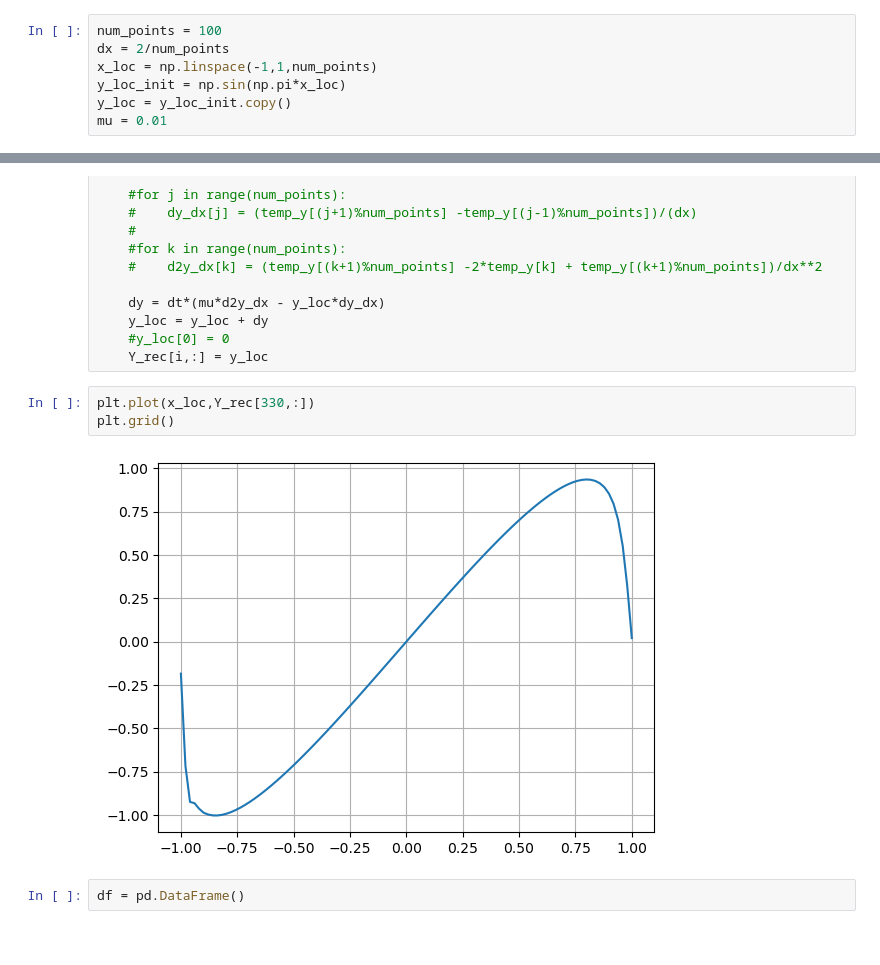
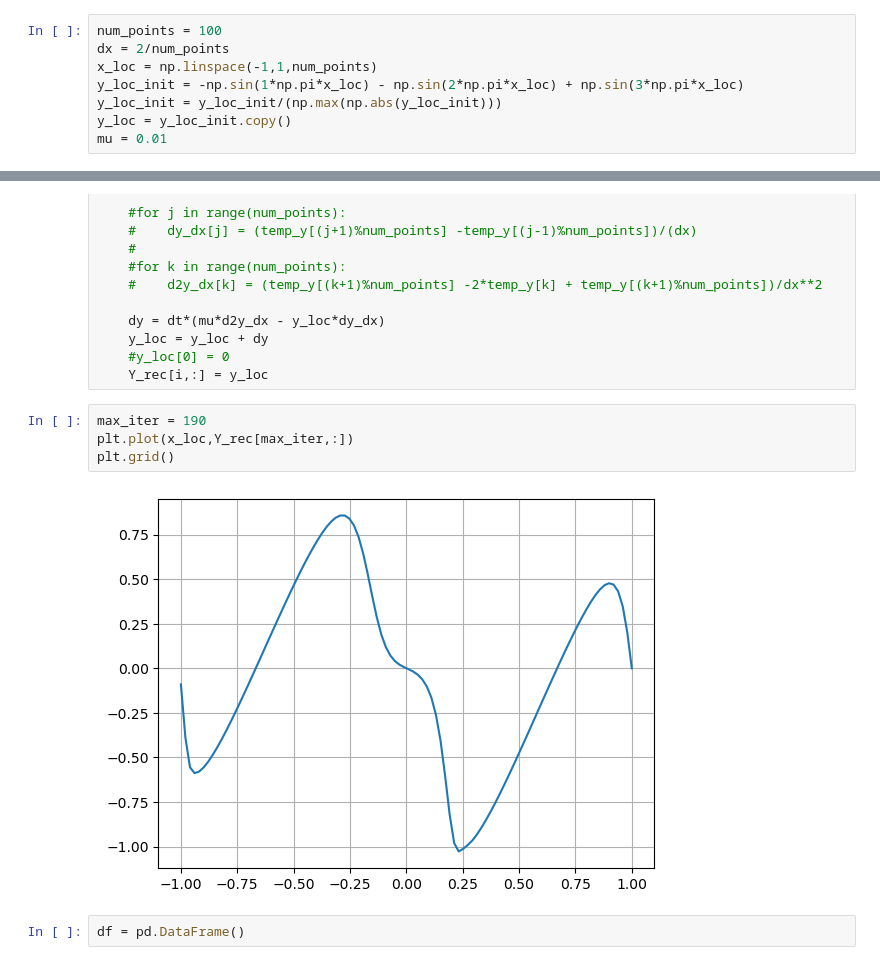
Before and after one commit to abhijeetmangela/Cylender_flow_ML, a Jupyter notebook: Burgers Equation/Burgers_data.ipynb, the cells around one changed output, grey strips where cells are left out. Drawn from its saved outputs; the diff is of its cells as text.

```diff
--- a/Burgers Equation/Burgers_data.ipynb
+++ b/Burgers Equation/Burgers_data.ipynb
@@ -10,7 +10,8 @@ import pandas as pd
 num_points = 100
 dx = 2/num_points
 x_loc = np.linspace(-1,1,num_points)
-y_loc_init = np.sin(np.pi*x_loc)
+y_loc_init = -np.sin(1*np.pi*x_loc) - np.sin(2*np.pi*x_loc) + np.sin(3*np.pi*x_loc)
+y_loc_init = y_loc_init/(np.max(np.abs(y_loc_init)))
 y_loc = y_loc_init.copy()
 mu = 0.01
 # %%
@@ -52,10 +53,11 @@ for i in range(len(time_loc)):
     #y_loc[0] = 0
     Y_rec[i,:] = y_loc
 # %%
-plt.plot(x_loc,Y_rec[330,:])
+max_iter = 190
+plt.plot(x_loc,Y_rec[max_iter,:])
 plt.grid()
 # %% [output]
-[figure, old version]
+[figure, new version]
 # %%
 df = pd.DataFrame()
 # %%
```
Also changed, not shown: parts of 6 cells of this notebook, 2 other files.
